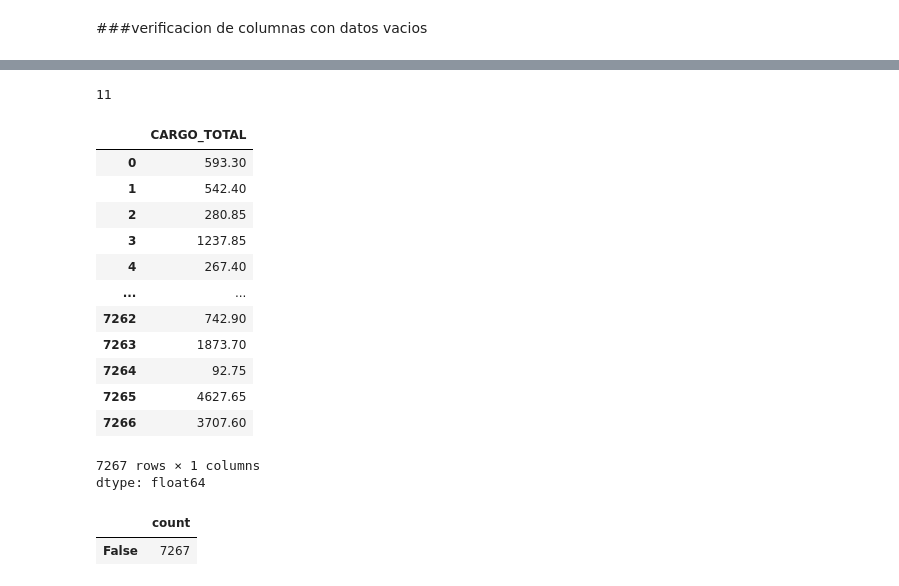
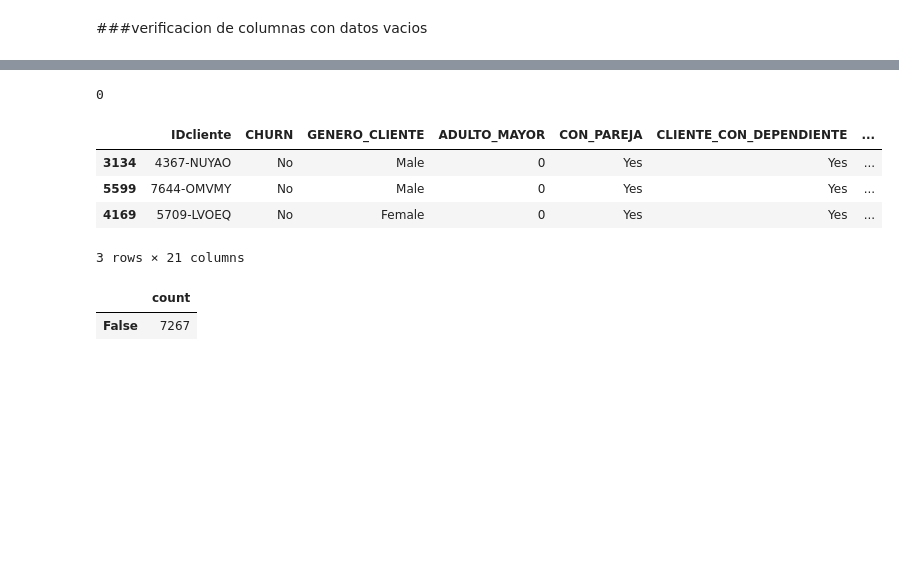
Before and after one commit to raohxxx/TelecomX_Challenge, a Jupyter notebook: TelecomX_LATAM.ipynb, the cells around one changed output, grey strips where cells are left out. Drawn from its saved outputs; the diff is of its cells as text; code cells hidden in the pictures; blank space fills up the shorter version.

```diff
--- a/TelecomX_LATAM.ipynb
+++ b/TelecomX_LATAM.ipynb
@@ -242,27 +243,18 @@ Filas con valores vacíos en la columna 'CARGO_TOTAL':
 Número de filas con valores vacíos en 'CARGO_TOTAL': 11
 # %%
 # Fill NaN values in 'CARGO_TOTAL' with the product of 'ANTIGUEDAD_CLIENTE' and 'CARGO_MENSUAL'
-#df_final['CARGO_TOTAL'] = df_final['CARGO_TOTAL'].fillna(df_final['ANTIGUEDAD_CLIENTE'] * df_final['CARGO_MENSUAL'])
+df_final['CARGO_TOTAL'] = df_final['CARGO_TOTAL'].fillna(df_final['ANTIGUEDAD_CLIENTE'] * df_final['CARGO_MENSUAL'])
 
 # Verify if there are still NaNs in the column
 print(df_final['CARGO_TOTAL'].isna().sum())
-df_final['CARGO_TOTAL']
+df_final.iloc[[3134,5599,4169]]
 # %% [output]
-11
+0
-|  | CARGO_TOTAL |
-| 0 | 593.30 |
-| 1 | 542.40 |
-| 2 | 280.85 |
-| 3 | 1237.85 |
-| 4 | 267.40 |
-| ... | ... |
-| 7262 | 742.90 |
-| 7263 | 1873.70 |
-| 7264 | 92.75 |
-| 7265 | 4627.65 |
-| 7266 | 3707.60 |
+|  | IDcliente | CHURN | GENERO_CLIENTE | ADULTO_MAYOR | CON_PAREJA | CLIENTE_CON_DEPENDIENTE | ... |
+| 3134 | 4367-NUYAO | No | Male | 0 | Yes | Yes | ... |
+| 5599 | 7644-OMVMY | No | Male | 0 | Yes | Yes | ... |
+| 4169 | 5709-LVOEQ | No | Female | 0 | Yes | Yes | ... |
-7267 rows × 1 columns
-dtype: float64
+3 rows × 21 columns
 # %%
 filas_duplicadas=df_final.duplicated()
 filas_duplicadas.value_counts()
```
Also changed, not shown: parts of 3 cells of this notebook.
